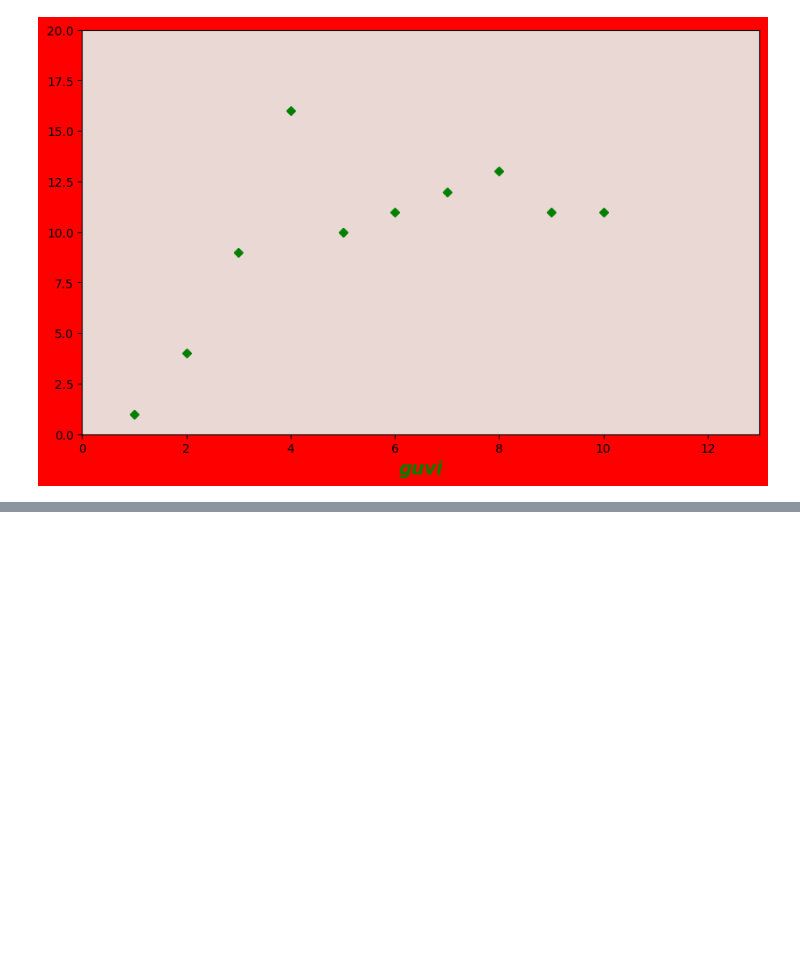
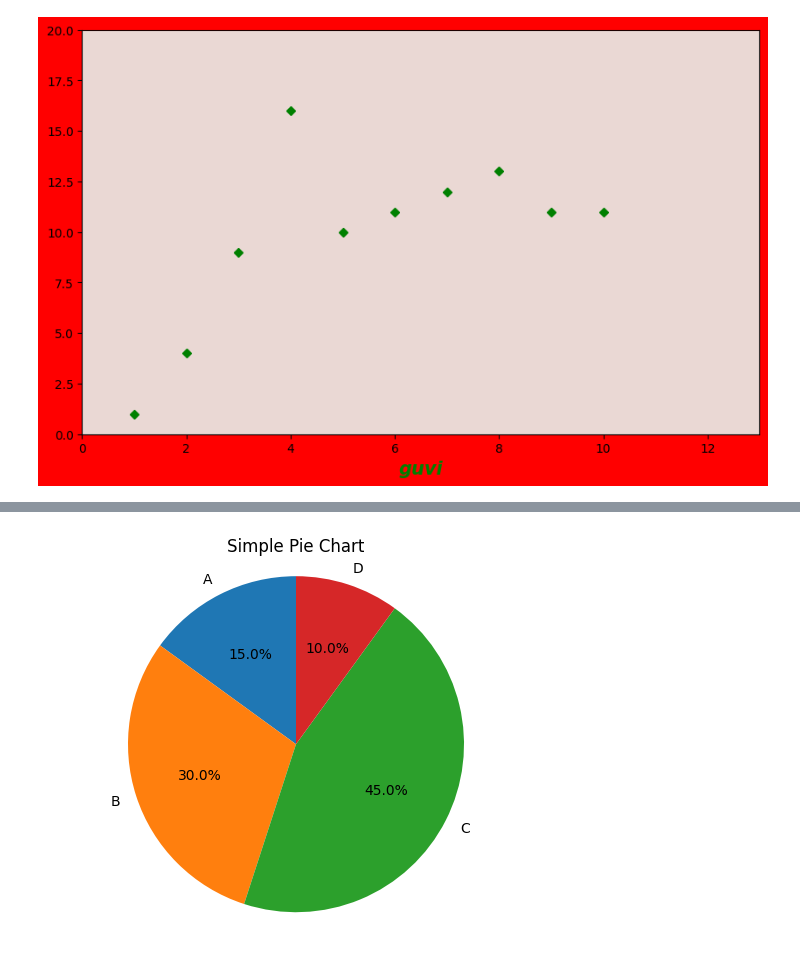
Before and after one commit to gowtham-dd/Data-Science-Basics, a Jupyter notebook: DataVisualization.ipynb, the cells around one changed output, grey strips where cells are left out. Drawn from its saved outputs; the diff is of its cells as text; code cells hidden in the pictures; blank space fills up the shorter version.

```diff
--- a/DataVisualization.ipynb
+++ b/DataVisualization.ipynb
@@ -72,0 +169,28 @@ plt.show()
+# %%
+# prompt: write a simple pie chart code
+
+
+import matplotlib.pyplot as plt
+
+
+# Sample data for the pie chart
+labels = ['A', 'B', 'C', 'D']
+sizes = [15, 30, 45, 10]
+
+
+# Create the pie chart
+plt.pie(sizes, labels=labels, autopct='%1.1f%%', startangle=90)
+
+
+# Add a title (optional)
+plt.title('Simple Pie Chart')
+
+
+# Ensure the circle's proportion
+plt.axis('equal')
+
+
+# Display the chart
+plt.show()
+# %% [output]
+[figure, added]
```
Also changed, not shown: parts of 13 cells of this notebook.
